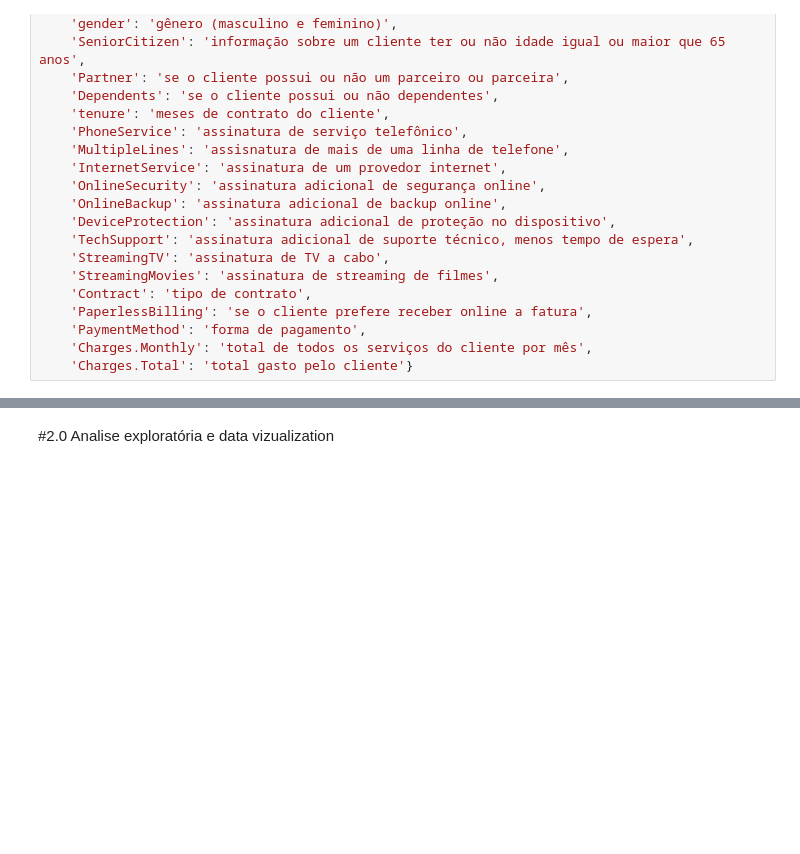
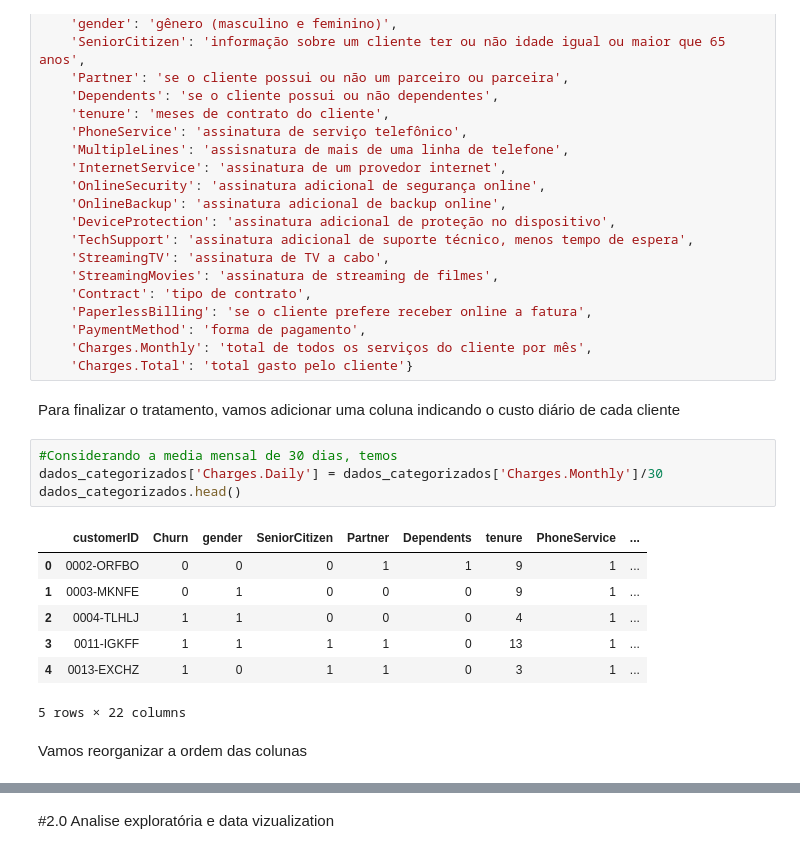
Before and after one commit to VitorFRodrigues/Alura_Challenges, a Jupyter notebook: notebook/Alura_Challenge_DataScience1.ipynb, the cells around one changed output, grey strips where cells are left out. Cells and saved outputs as stored; diff of their text form; blank space fills up the shorter version.

```diff
--- a/notebook/Alura_Challenge_DataScience1.ipynb
+++ b/notebook/Alura_Challenge_DataScience1.ipynb
@@ -274,3 +274,19 @@ descricao_colunas = {
     'PaymentMethod': 'forma de pagamento',
     'Charges.Monthly': 'total de todos os serviços do cliente por mês',
     'Charges.Total': 'total gasto pelo cliente'}
+# %% [markdown]
+Para finalizar o tratamento, vamos adicionar uma coluna indicando o custo diário de cada cliente
+# %%
+#Considerando a media mensal de 30 dias, temos
+dados_categorizados['Charges.Daily'] = dados_categorizados['Charges.Monthly']/30
+dados_categorizados.head()
+# %% [output]
+|  | customerID | Churn | gender | SeniorCitizen | Partner | Dependents | tenure | PhoneService | ... |
+| 0 | 0002-ORFBO | 0 | 0 | 0 | 1 | 1 | 9 | 1 | ... |
+| 1 | 0003-MKNFE | 0 | 1 | 0 | 0 | 0 | 9 | 1 | ... |
+| 2 | 0004-TLHLJ | 1 | 1 | 0 | 0 | 0 | 4 | 1 | ... |
+| 3 | 0011-IGKFF | 1 | 1 | 1 | 1 | 0 | 13 | 1 | ... |
+| 4 | 0013-EXCHZ | 1 | 0 | 1 | 1 | 0 | 3 | 1 | ... |
+5 rows × 22 columns
+# %% [markdown]
+Vamos reorganizar a ordem das colunas
```
Also changed, not shown: parts of 2 cells of this notebook.
